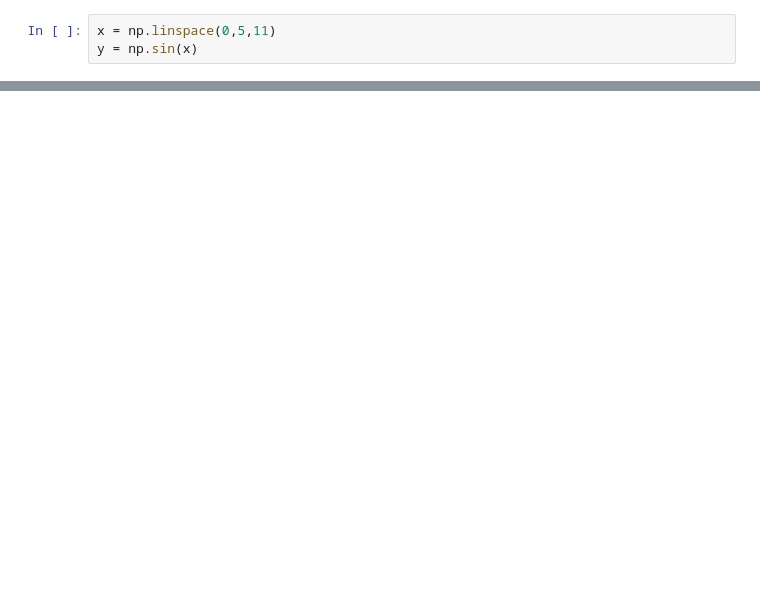
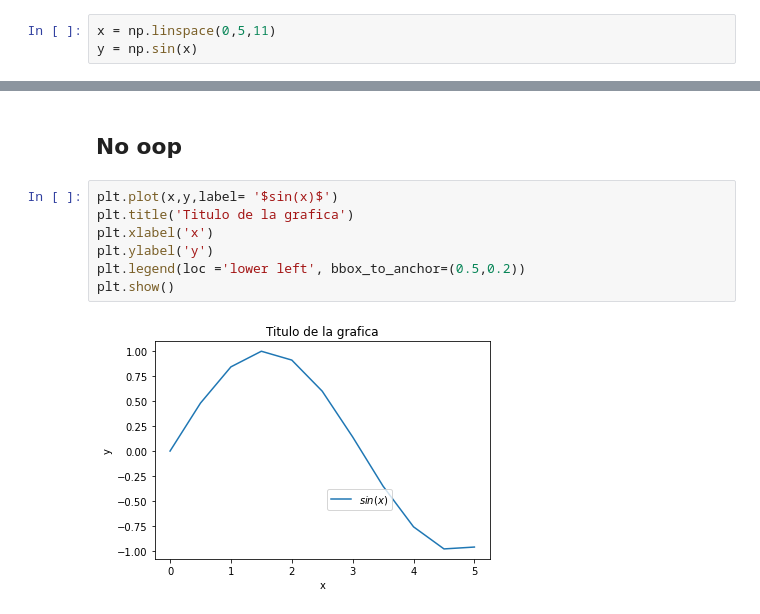
Before and after one commit to r3card0/Matplotlib-Seaborn-basics, a Jupyter notebook: 05_Chart_context.ipynb, the cells around one changed output, grey strips where cells are left out. Saved outputs shown, nothing was run; the diff lists cells and outputs as text; blank space fills up the shorter version.

```diff
--- a/05_Chart_context.ipynb
+++ b/05_Chart_context.ipynb
@@ -19,0 +60,11 @@ plt.show()
+# %% [markdown]
+## No oop
+# %%
+plt.plot(x,y,label= '$sin(x)$')
+plt.title('Titulo de la grafica')
+plt.xlabel('x')
+plt.ylabel('y')
+plt.legend(loc ='lower left', bbox_to_anchor=(0.5,0.2))
+plt.show()
+# %% [output]
+[figure, added]
```
Also changed, not shown: parts of 5 cells of this notebook.
